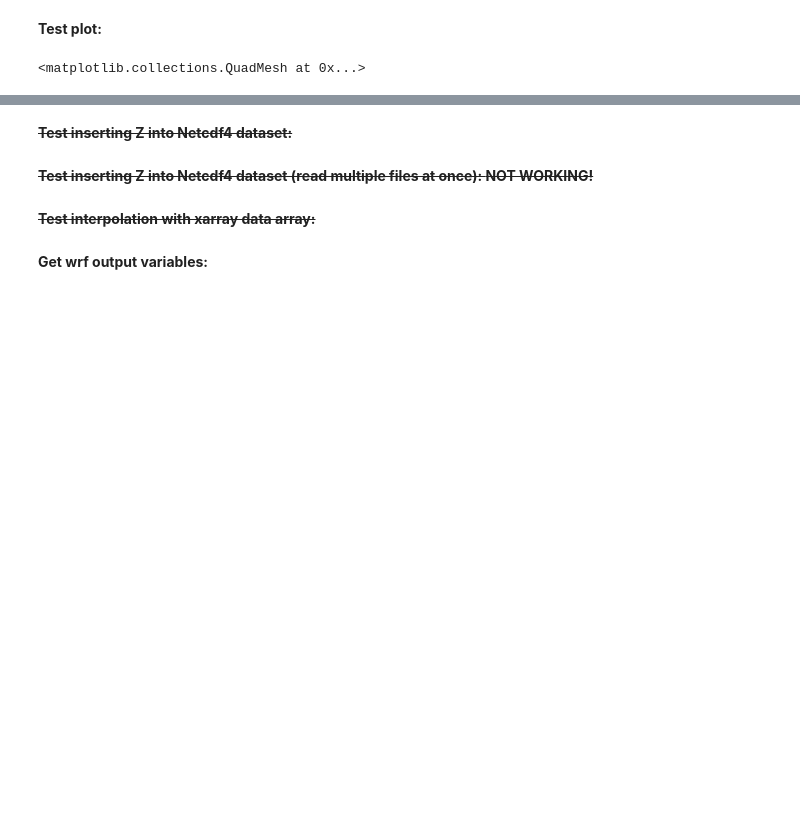
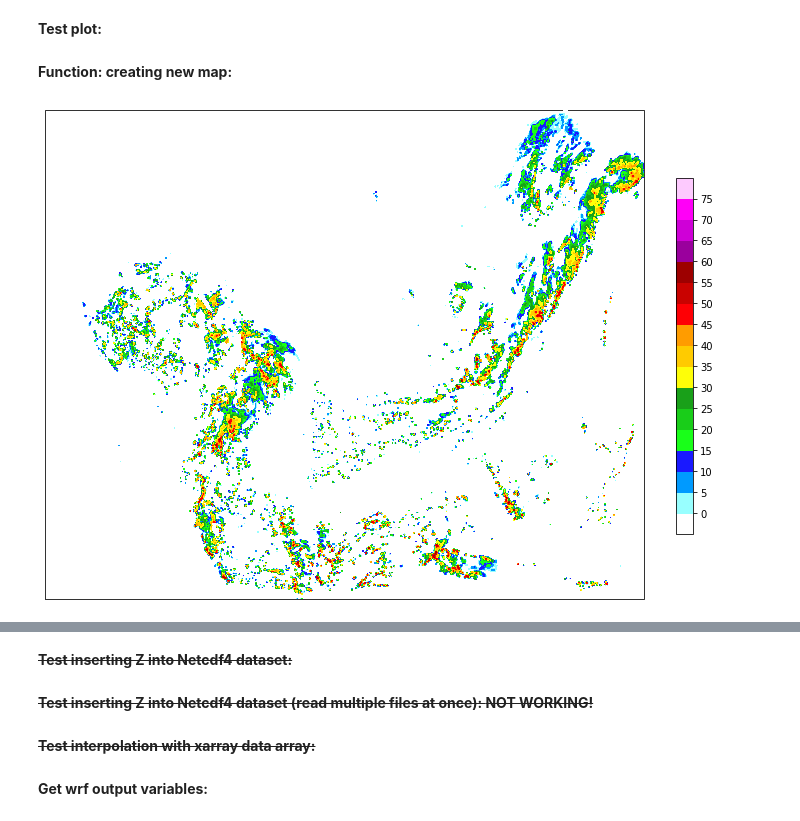
Before and after one commit to Lusicl/WRF_dBZ_Cloud_Classification, a Jupyter notebook: WRF_dBZ_Class_CONUS1/wrf_dbz_ConvStra_test.ipynb, the cells around one changed output, grey strips where cells are left out. Saved outputs shown, nothing was run; the diff lists cells and outputs as text; code cells hidden in the pictures; blank space fills up the shorter version.

```diff
--- a/WRF_dBZ_Class_CONUS1/wrf_dbz_ConvStra_test.ipynb
+++ b/WRF_dBZ_Class_CONUS1/wrf_dbz_ConvStra_test.ipynb
@@ -85,6 +85,7 @@ dbz_lev = interplevel(da_wrf_dbz, data_wrf_z_unstag, interp_vertical_lev)
 #                        timeidx=0,
 #                       )
 # %%
+dbz_lev = dbz_lev.assign_attrs(vert_units='m')
 dbz_lev
 # %% [output]
 <xarray.DataArray 'dBZ_interp' (south_north: 1015, west_east: 1359)>
@@ -108,8 +114,4 @@ Attributes:
 # %% [markdown]
 **Test plot:**
-# %%
-fig, axe = plt.subplots(1, 1, subplot_kw=dict(projection=ccrs.PlateCarree()))
-
-dbz_lev.plot(ax=axe)
-# %% [output]
-<matplotlib.collections.QuadMesh at 0x...>
+# %% [markdown]
+**Function: creating new map:**
@@ -116 +139,50 @@ dbz_lev.plot(ax=axe)
+# %%
+# dbz_lev.plot()
+
+## For NWS reflectivity colorbar:
+from metpy.plots import ctables
+ref_norm, ref_cmap = ctables.registry.get_with_steps('NWSStormClearReflectivity', -20, 0.5)
+
+## For CWB reflectivity colorbar:
+clevs = [-5,0,5,10,15,20,25,30,35,40,45,50,55,60,65,70,75,85]
+ccols = ['#ffffff','#98ffff','#009aff','#1919ff','#19ff19','#19cd19','#19A019','#fefe08','#ffcb00','#ff9c00','#fe0005','#c90200','#9d0000','#9a009d','#cf00d7','#ff00f7','#fdcafe']
+
+fig = plt.figure(figsize=(16,9))
+# ax1 = new_map(fig)
+ax1 = plt.axes(projection = ccrs.LambertConformal(central_latitude=40))
+
+# dbz_lev.plot.pcolormesh(ax=ax1, x='XLONG', y='XLAT', cmap=ref_cmap, norm=ref_norm, zorder=0)
+
+
+## NWS colorbar:
+# cf = ax1.pcolormesh(dbz_lev.XLONG, dbz_lev.XLAT, dbz_lev, cmap=ref_cmap, norm=ref_norm, zorder=0)
+
+# ax1.coastlines('10m', 'black', linewidth=2, zorder=2)
+
+# cbar_ax = fig.add_axes([0.9, 0.225, 0.015, 0.55])
+# cbar = fig.colorbar(cf, cax=cbar_ax)
+
+
+## CWB colorbar:
+
+# ax1.set_global()
+## add coast lines:
+ax1.coastlines('110m', 'black', linewidth=2, zorder=2)
+## Grab state borders:
+state_borders = NaturalEarthFeature(category='cultural',
+                                    name='admin_1_states_provinces_lines',
+                                    scale='110m',
+                                    facecolor='none'
+                                   )
+ax1.add_feature(state_borders, edgecolor='black', linewidth=1, zorder=3)
+
+cf = ax1.contourf(dbz_lev, x=dbz_lev.XLONG, y=dbz_lev.XLAT, levels=clevs, colors=ccols, transform=ccrs.LambertConformal(), zorder=10)
+
+cbar_ax = fig.add_axes([0.8, 0.225, 0.015, 0.55])
+cbar = fig.colorbar(cf, cax=cbar_ax, ticks=clevs[1:17], fraction=0.04)
+
+
+# plt.title(datetime.utcnow())
+# %% [output]
+[figure, added]
 # %%
```
Also changed, not shown: parts of 12 cells of this notebook.
